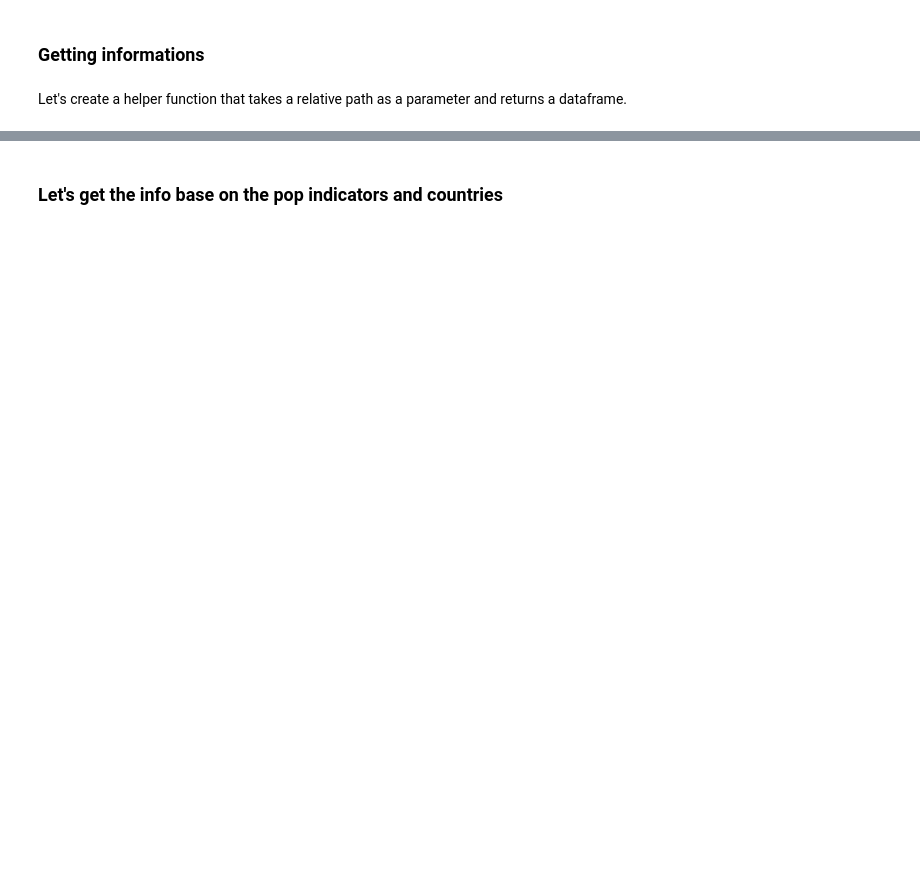
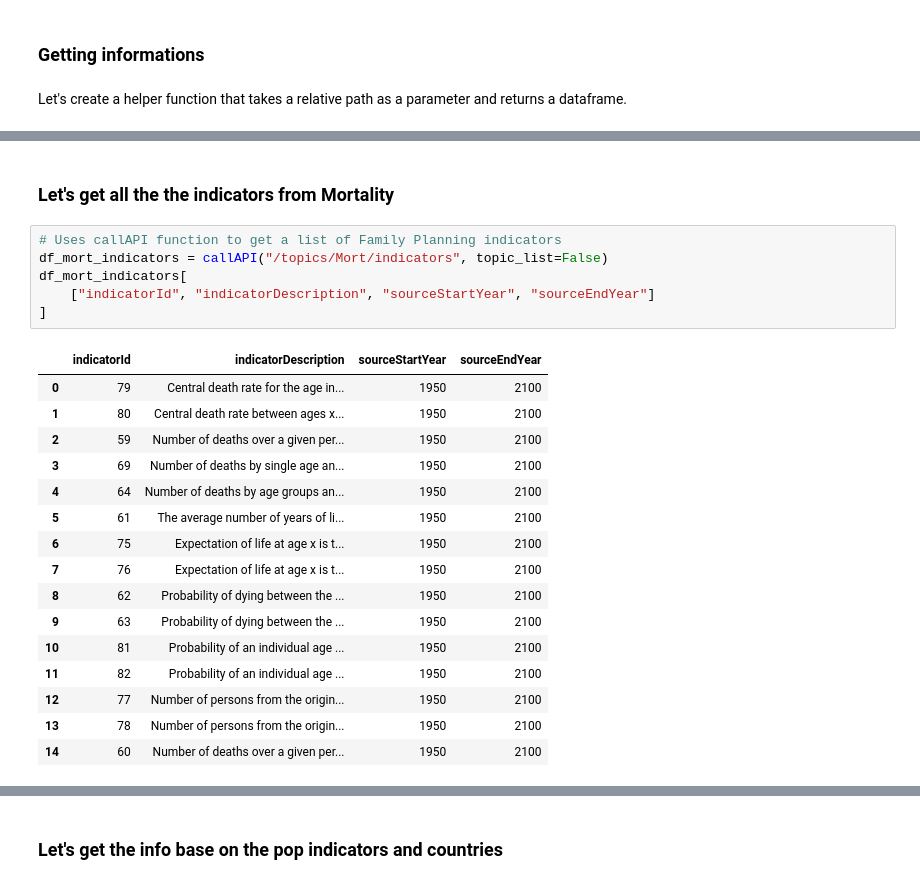
Before and after one commit to jorgeav527/life-expectancy, a Jupyter notebook: draft/API_UNPD.ipynb, the cells around one changed output, grey strips where cells are left out. Cells and saved outputs as stored; diff of their text form; blank space fills up the shorter version.

Commit message:
change file names & adding mort indicators (59,60)

```diff
--- a/draft/API_UNPD.ipynb
+++ b/draft/API_UNPD.ipynb
@@ -403,0 +404,25 @@ indicator_selection_string
+# %% [markdown]
+### Let's get all the the indicators from **Mortality**
+# %%
+# Uses callAPI function to get a list of Family Planning indicators
+df_mort_indicators = callAPI("/topics/Mort/indicators", topic_list=False)
+df_mort_indicators[
+    ["indicatorId", "indicatorDescription", "sourceStartYear", "sourceEndYear"]
+]
+# %% [output]
+|  | indicatorId | indicatorDescription | sourceStartYear | sourceEndYear |
+| 0 | 79 | Central death rate for the age in... | 1950 | 2100 |
+| 1 | 80 | Central death rate between ages x... | 1950 | 2100 |
+| 2 | 59 | Number of deaths over a given per... | 1950 | 2100 |
+| 3 | 69 | Number of deaths by single age an... | 1950 | 2100 |
+| 4 | 64 | Number of deaths by age groups an... | 1950 | 2100 |
+| 5 | 61 | The average number of years of li... | 1950 | 2100 |
+| 6 | 75 | Expectation of life at age x is t... | 1950 | 2100 |
+| 7 | 76 | Expectation of life at age x is t... | 1950 | 2100 |
+| 8 | 62 | Probability of dying between the ... | 1950 | 2100 |
+| 9 | 63 | Probability of dying between the ... | 1950 | 2100 |
+| 10 | 81 | Probability of an individual age ... | 1950 | 2100 |
+| 11 | 82 | Probability of an individual age ... | 1950 | 2100 |
+| 12 | 77 | Number of persons from the origin... | 1950 | 2100 |
+| 13 | 78 | Number of persons from the origin... | 1950 | 2100 |
+| 14 | 60 | Number of deaths over a given per... | 1950 | 2100 |
```
Also changed, not shown: parts of 11 cells of this notebook, 11 other files.
